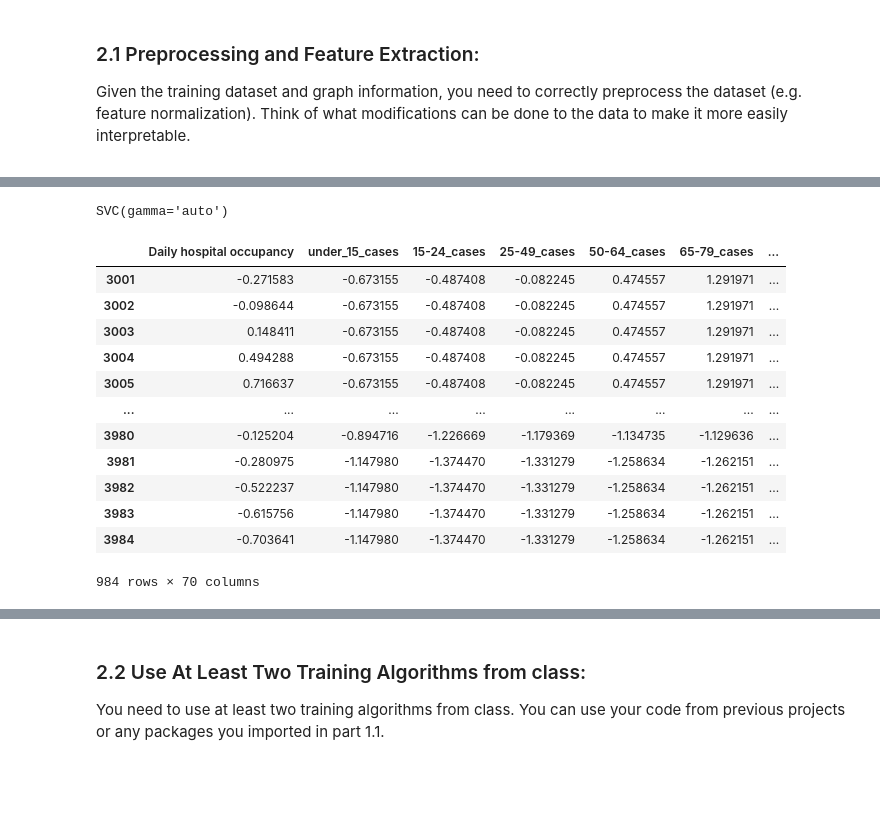
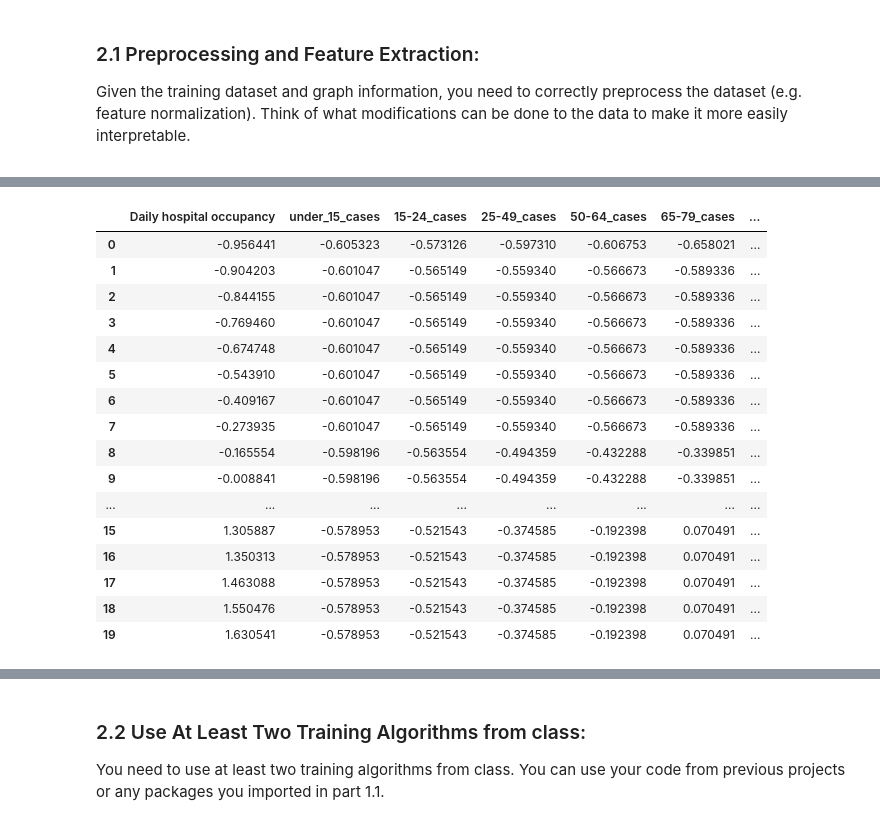
Before and after one commit to syhdd/cs_4780_final, a Jupyter notebook: CS 4780 Final Project Student Template.ipynb, the cells around one changed output, grey strips where cells are left out. Cells and saved outputs as stored; diff of their text form; code cells hidden in the pictures; blank space fills up the shorter version.

```diff
--- a/CS 4780 Final Project Student Template.ipynb
+++ b/CS 4780 Final Project Student Template.ipynb
@@ -119,12 +125,21 @@ accuracy_score(y_test, preds)
 from sklearn.preprocessing import StandardScaler
 def scale_and_dummy(df):
     feat_cat = df.select_dtypes(exclude=['int', 'float'])
+
+    FEATURES = ['Daily hospital occupancy', 'under_15_cases', '15-24_cases', '25-49_cases', '50-64_cases', '65-79_cases', 'over_80_cases']
+
+#     feat_cat = feat_cat.drop(columns=['year_week', 'date'])
+#     feat_cat = pd.get_dummies(feat_cat)
+    list_of_countries = df['country'].unique()
+    loc = ["country"]
+#     df["prev_daily"] = df.groupby(loc)["Daily hospital occupancy"].shift(7)
     numeric_columns = df.select_dtypes(include=['int', 'float']).columns
-    feat_cat = feat_cat.drop(columns=['date'])
-    feat_cat = pd.get_dummies(feat_cat)
-    list_of_countries = df['country'].unique()
+#     return df
+    head_df = df[['country']]
+
     scaled_df = []
     scaler = StandardScaler()
+
     for each in list_of_countries:
         sub_df = df.loc[df['country'] == each]
         feat_num = sub_df.select_dtypes(include=['int', 'float'])
@@ -133,6 +148,9 @@ def scale_and_dummy(df):
 
     feat_num = np.vstack(scaled_df)
     num_df = pd.DataFrame(feat_num, columns=numeric_columns)
-    dataset = pd.concat([num_df, feat_cat],axis=1)
+    dataset = pd.concat([head_df, num_df], axis=1)
+#     dataset = pd.concat([dataset, feat_cat],axis=1)
+    dataset["prev_daily"] = dataset.groupby(loc)["Daily hospital occupancy"].shift(7)
+    dataset = dataset.drop(columns=['country'])
 #     print(dataset.head())
     return dataset
@@ -148,33 +156,0 @@ y_test = labels[3001: ]
-# %%
-from sklearn.model_selection import train_test_split
-from sklearn.svm import SVC
-
-# second_train = train_df
-# feat_num = second_train.select_dtypes(include=['int', 'float'])
-# feat_num = feat_num.drop(columns=['next_week_increase_decrease'])
-# labels = train_df[['next_week_increase_decrease']].values[:,0]
-# X_train, X_test, y_train, y_test = train_test_split(dataset, labels, test_size=0.33, random_state=42)
-# clf = make_pipeline(StandardScaler(), SVC(gamma='auto'))
-# scaler = StandardScaler()
-# scaled_test = scaler.fit_transform(X_train)
-# print(X_train.head())
-clf = SVC(gamma="auto")
-clf.fit(X_train, y_train)
-# %% [output]
-SVC(gamma='auto')
-# %%
-X_test
-# %% [output]
-|  | Daily hospital occupancy | under_15_cases | 15-24_cases | 25-49_cases | 50-64_cases | 65-79_cases | ... |
-| 3001 | -0.271583 | -0.673155 | -0.487408 | -0.082245 | 0.474557 | 1.291971 | ... |
-| 3002 | -0.098644 | -0.673155 | -0.487408 | -0.082245 | 0.474557 | 1.291971 | ... |
-| 3003 | 0.148411 | -0.673155 | -0.487408 | -0.082245 | 0.474557 | 1.291971 | ... |
-| 3004 | 0.494288 | -0.673155 | -0.487408 | -0.082245 | 0.474557 | 1.291971 | ... |
-| 3005 | 0.716637 | -0.673155 | -0.487408 | -0.082245 | 0.474557 | 1.291971 | ... |
-| ... | ... | ... | ... | ... | ... | ... | ... |
-| 3980 | -0.125204 | -0.894716 | -1.226669 | -1.179369 | -1.134735 | -1.129636 | ... |
-| 3981 | -0.280975 | -1.147980 | -1.374470 | -1.331279 | -1.258634 | -1.262151 | ... |
-| 3982 | -0.522237 | -1.147980 | -1.374470 | -1.331279 | -1.258634 | -1.262151 | ... |
-| 3983 | -0.615756 | -1.147980 | -1.374470 | -1.331279 | -1.258634 | -1.262151 | ... |
-| 3984 | -0.703641 | -1.147980 | -1.374470 | -1.331279 | -1.258634 | -1.262151 | ... |
-984 rows × 70 columns
@@ -184,0 +157,24 @@ svm_pred = clf.predict(X_test)
+# %%
+second_train = train_df
+labels = second_train[['next_week_increase_decrease']].values[:,0]
+second_train = second_train.drop(columns=['next_week_increase_decrease'])
+dataset = scale_and_dummy(second_train)
+dataset.head(20)
+# %% [output]
+|  | Daily hospital occupancy | under_15_cases | 15-24_cases | 25-49_cases | 50-64_cases | 65-79_cases | ... |
+| 0 | -0.956441 | -0.605323 | -0.573126 | -0.597310 | -0.606753 | -0.658021 | ... |
+| 1 | -0.904203 | -0.601047 | -0.565149 | -0.559340 | -0.566673 | -0.589336 | ... |
+| 2 | -0.844155 | -0.601047 | -0.565149 | -0.559340 | -0.566673 | -0.589336 | ... |
+| 3 | -0.769460 | -0.601047 | -0.565149 | -0.559340 | -0.566673 | -0.589336 | ... |
+| 4 | -0.674748 | -0.601047 | -0.565149 | -0.559340 | -0.566673 | -0.589336 | ... |
+| 5 | -0.543910 | -0.601047 | -0.565149 | -0.559340 | -0.566673 | -0.589336 | ... |
+| 6 | -0.409167 | -0.601047 | -0.565149 | -0.559340 | -0.566673 | -0.589336 | ... |
+| 7 | -0.273935 | -0.601047 | -0.565149 | -0.559340 | -0.566673 | -0.589336 | ... |
+| 8 | -0.165554 | -0.598196 | -0.563554 | -0.494359 | -0.432288 | -0.339851 | ... |
+| 9 | -0.008841 | -0.598196 | -0.563554 | -0.494359 | -0.432288 | -0.339851 | ... |
+| ... | ... | ... | ... | ... | ... | ... | ... |
+| 15 | 1.305887 | -0.578953 | -0.521543 | -0.374585 | -0.192398 | 0.070491 | ... |
+| 16 | 1.350313 | -0.578953 | -0.521543 | -0.374585 | -0.192398 | 0.070491 | ... |
+| 17 | 1.463088 | -0.578953 | -0.521543 | -0.374585 | -0.192398 | 0.070491 | ... |
+| 18 | 1.550476 | -0.578953 | -0.521543 | -0.374585 | -0.192398 | 0.070491 | ... |
+| 19 | 1.630541 | -0.578953 | -0.521543 | -0.374585 | -0.192398 | 0.070491 | ... |
```
Also changed, not shown: parts of 19 cells of this notebook.
